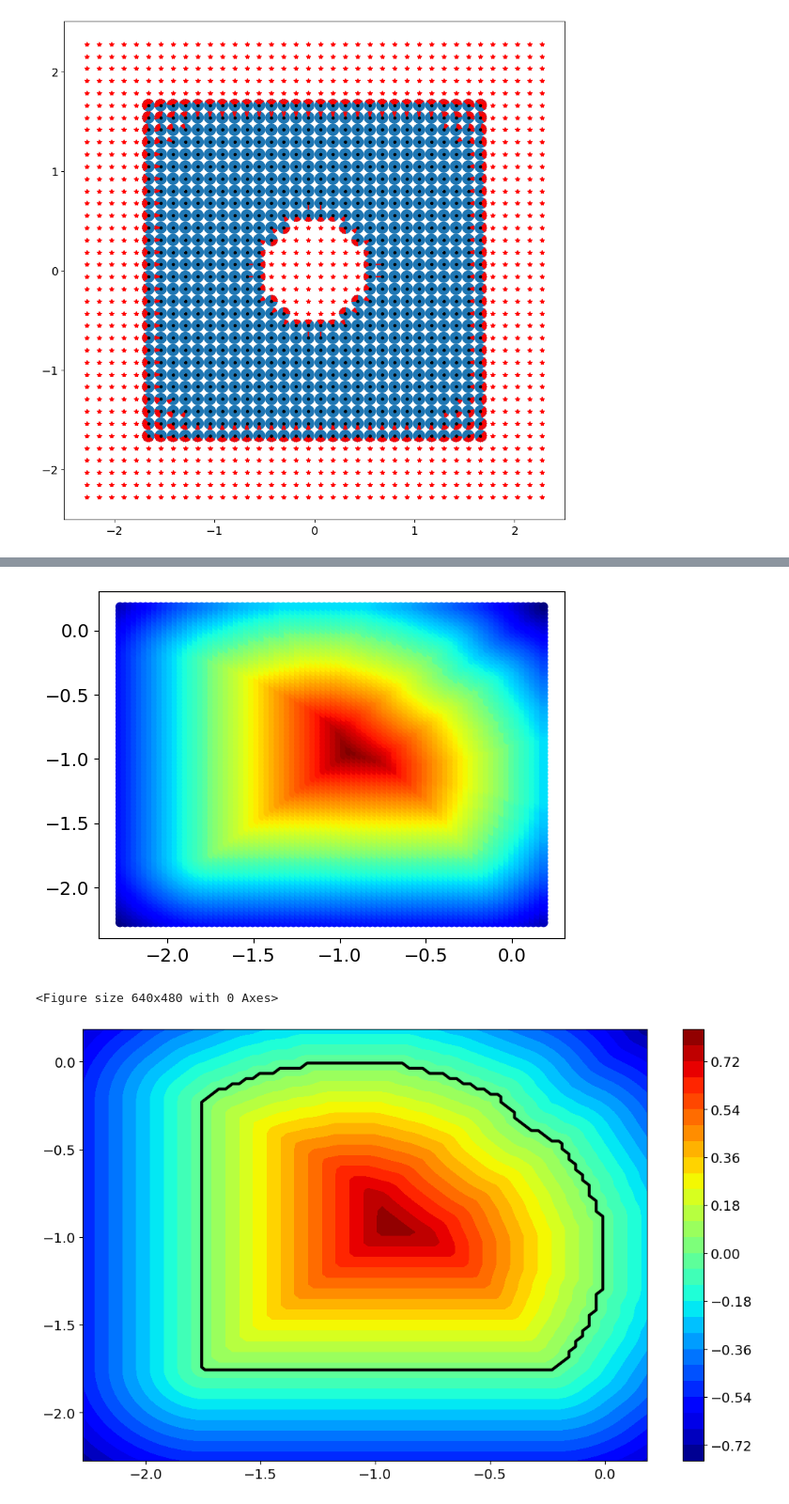
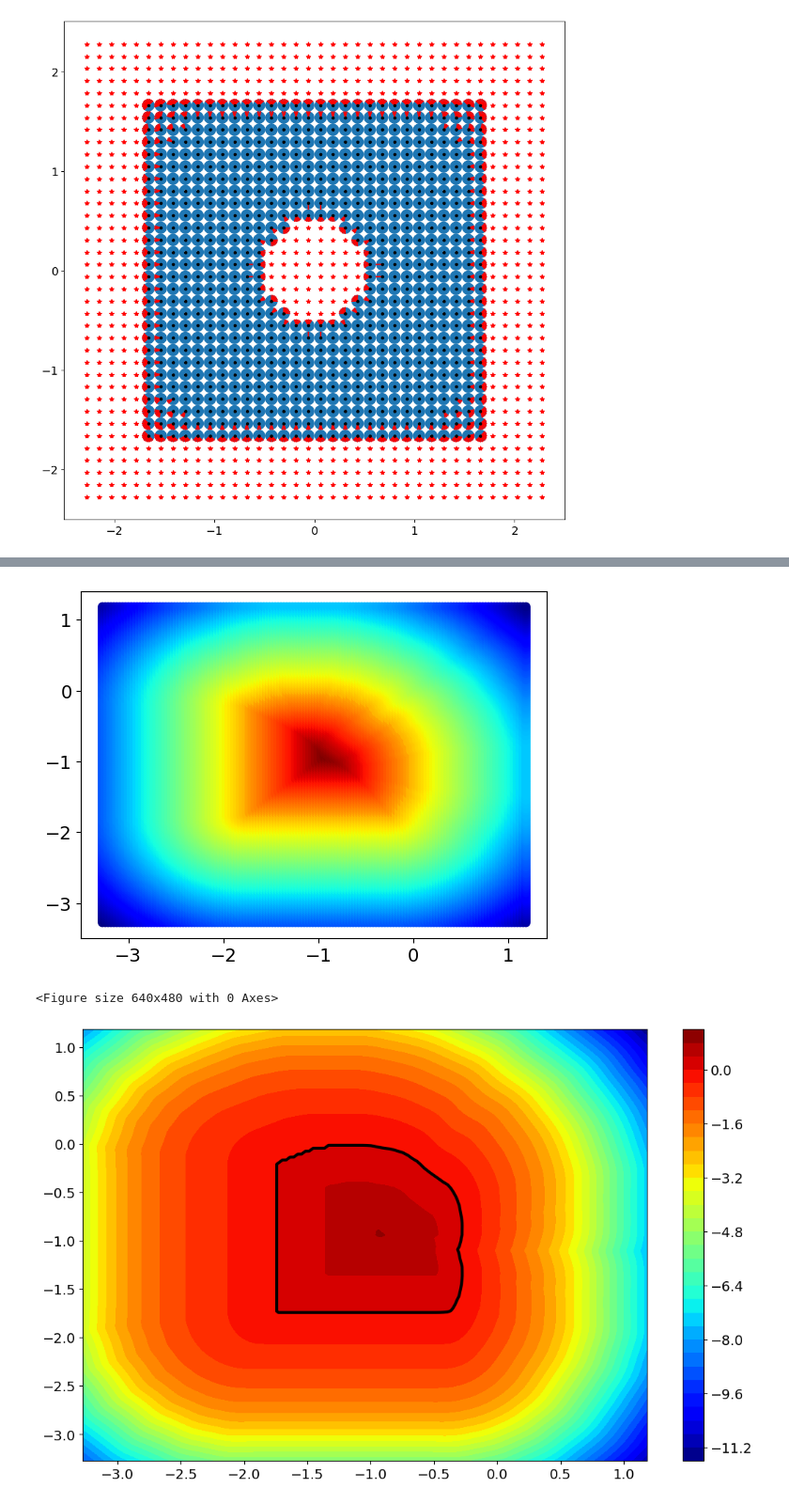
Before and after one commit to paullutkus/learning-cbfs-online, a Jupyter notebook: bicycle_only_SDF.ipynb, the cells around one changed output, grey strips where cells are left out. Shown at 94% size. Cells and saved outputs as stored; diff of their text form; code cells hidden in the pictures.

```diff
--- a/bicycle_only_SDF.ipynb
+++ b/bicycle_only_SDF.ipynb
@@ -59,9 +59,9 @@ s_grid, s_obs_dict = make_rectangle(height=width, width=width, density=density/1
 # initialize hjb grid
 lo, hi, n, spacing = params
 print("spacing:", spacing)
-lo = lo + (0       ,)
-hi = hi + (2*jnp.pi,)
-n  = n  + (thn     ,)
+lo = jnp.array(lo + (0       ,))
+hi = jnp.array(hi + (2*jnp.pi,))
+n  = jnp.array(n  + (thn     ,))
 
 hjb_grid = hj.Grid.from_lattice_parameters_and_boundary_conditions(hj.sets.Box(lo, hi), n, periodic_dims=2)
 
@@ -280,20 +280,20 @@ a = Agent(dynamics, np.array([init_x, init_y, init_theta]), grid, obs_dict, widt
 # %%
 ####################
 ### Initial scan ###
 ####################
 
 # scan states
 pts_safe, pts_unsafe,\
              in_scan_f = a.scan(ret_in_scan_f=True)
 scan_funcs = [in_scan_f]
 samples, gparams,\
 is_obs_sample, x2pi_samp, x0_samp = a.sample(rx, grid=s_grid, hjb_grid=hjb_grid, hjb=True, bicycle=True, boundary_condition=True)
 sample_funcs = [is_obs_sample]
-loc_V, loc_hjb_grid    = a.get_local_V(gparams, obs_funcs + [is_obs_sample], thn, rx=rx, T=0, mult=mult)
+loc_V, loc_hjb_grid    = a.get_local_V(gparams, obs_funcs + [is_obs_sample], thn, rx=rx, T=10, mult=mult, extension=1.0)
 # %% [output]
-[figure, old version]
+[figure, new version]
 <Figure size 640x480 with 0 Axes>
-[figure, old version]
+[figure, new version]
 # %%
 vmin, vmax = loc_V.min(), loc_V.max()
 #levels = np.linspace(round(vmin), round(vmax), 10*(round(vmax) - round(vmin) + 1))
```
Also changed, not shown: parts of 2 cells of this notebook, 8 other files.
